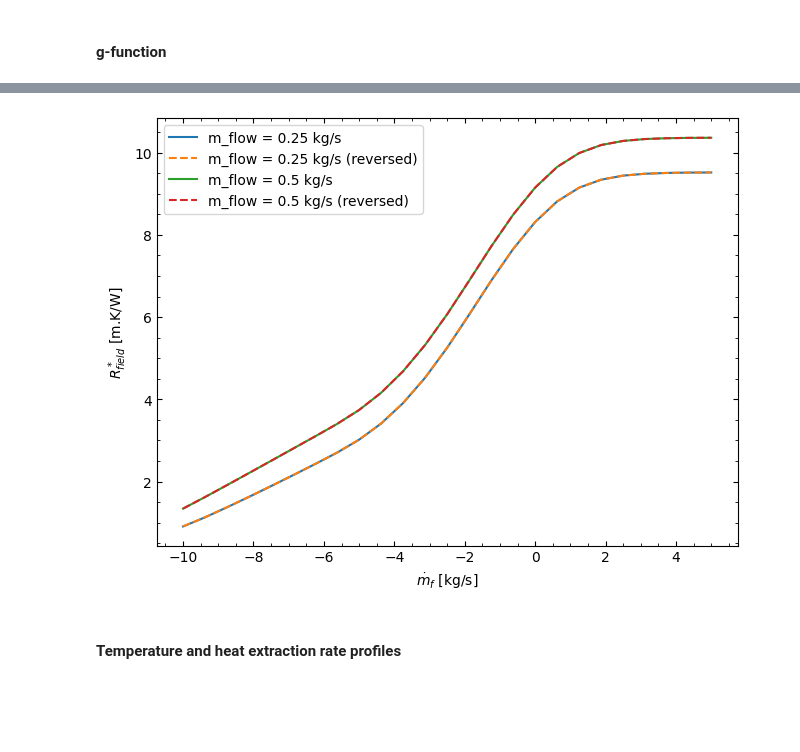
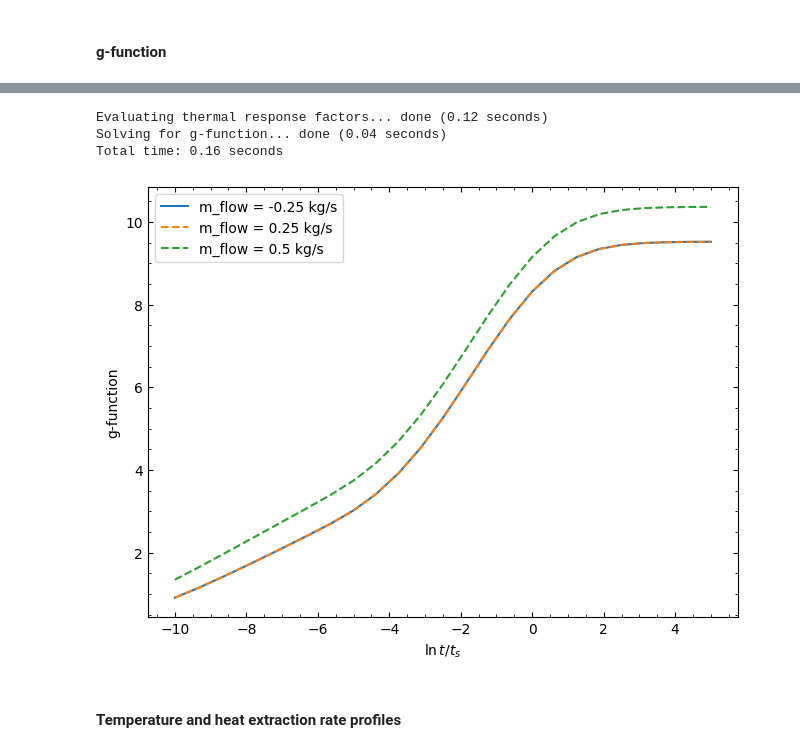
Before and after one commit to MassimoCimmino/pygfunction-HigherOrder, a Jupyter notebook: notebooks/g_function_mixed_inlet_conditions.ipynb, the cells around one changed output, grey strips where cells are left out. Cells and saved outputs as stored; diff of their text form; code cells hidden in the pictures; blank space fills up the shorter version.

```diff
--- a/notebooks/g_function_mixed_inlet_conditions.ipynb
+++ b/notebooks/g_function_mixed_inlet_conditions.ipynb
@@ -61,7 +61,7 @@ time = np.exp(tt_s) * t_s
 The fluid is propylene-glycol (20%) and the internal thermal resistances were calculated for a typical borehole configuration using the multipole method.
 # %%
 # Fluid mass flow rate (in kg/s)
-m_flow = np.array([0.25, 0.5])
+m_flow = np.array([-0.25, 0.25, 0.5])
 T_nominal = 20.
 x = 0.2
 fluid = gt3.Fluid.from_scp(
@@ -132,13 +81,31 @@ Total time: 0.13 seconds
+# %%
+g_func, q_b, T_b = gt3.g_function(
+    network,
+    time=time,
+    alpha=alpha,
+    k_s=k_s,
+    basis=basis,
+    m_flow=m_flow,
+    trf_backend='similarities',
+    full_output=True,
+    options={'rTol': 1e-2, 'sTol': 1e-2}
+)
+# %% [output]
+Evaluating thermal response factors... done (0.12 seconds)
+Solving for g-function... done (0.04 seconds)
+Total time: 0.16 seconds
 # %%
 fig, ax = plt.subplots(constrained_layout=True)
-ax = gt3.plot._format_axis(ax, [r'$\dot{m}_f$ [kg/s]', r'$R_{field}^*$ [m.K/W]'])
-for _g_func, _g_func_reversed, _m_flow in zip(g_funcs, g_funcs_reversed, m_flow):
-    ax.plot(tt_s, _g_func, label=f'm_flow = {_m_flow} kg/s')
-    ax.plot(tt_s, _g_func_reversed, '--', label=f'm_flow = {_m_flow} kg/s (reversed)')
+ax = gt3.plot._format_axis(ax, [r'$\ln{t / t_s}$', r'g-function'])
+for _g_func, _m_flow in zip(np.diagonal(g_func, axis1=1, axis2=2).T, m_flow):
+    if _m_flow > 0:
+        ax.plot(tt_s, _g_func, '--', label=f'm_flow = {_m_flow} kg/s')
+    else:
+        ax.plot(tt_s, _g_func, label=f'm_flow = {_m_flow} kg/s')
 ax.legend()
 plt.show()
 # %% [output]
-[figure, old version]
+[figure, new version]
 # %% [markdown]
 #### Temperature and heat extraction rate profiles
 # %%
```
Also changed, not shown: parts of 8 cells of this notebook, 1 other file.
